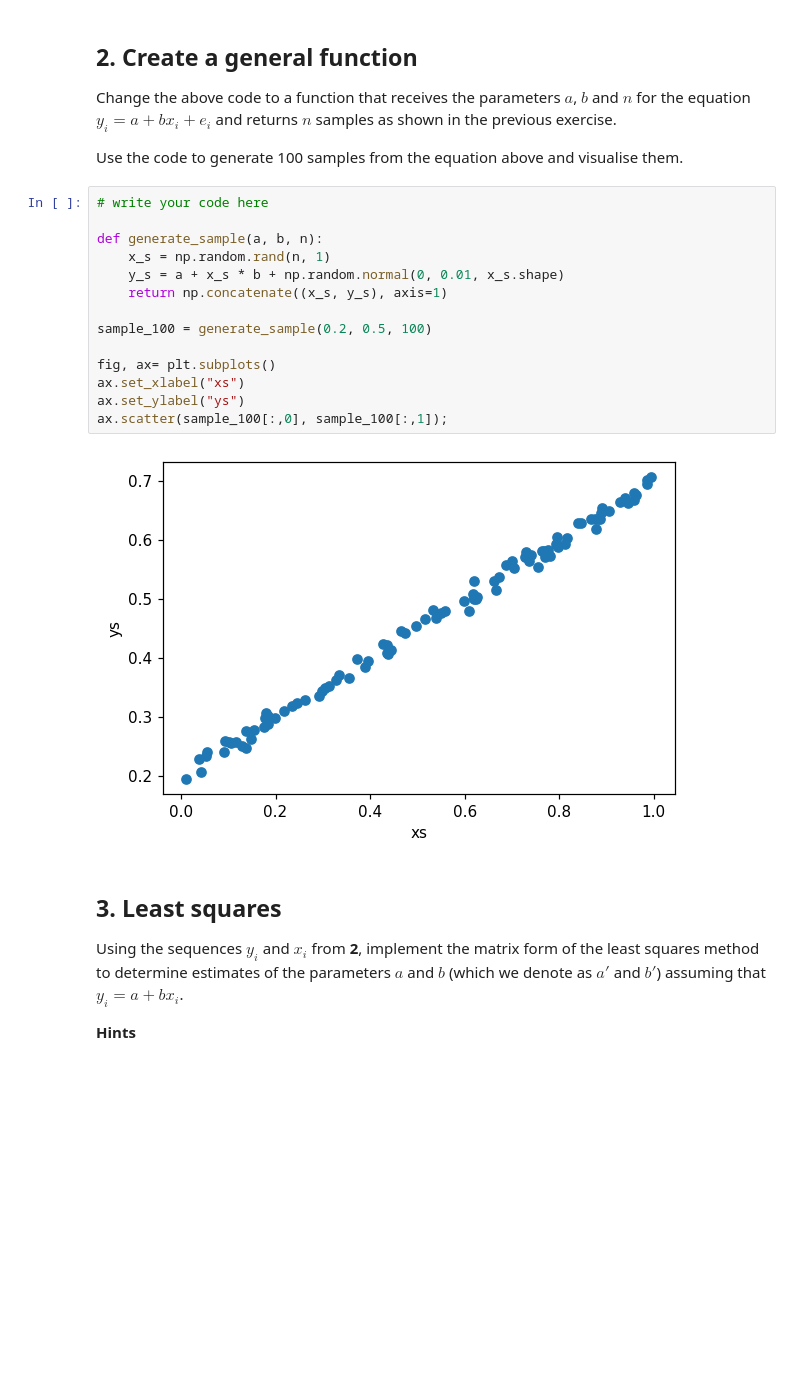
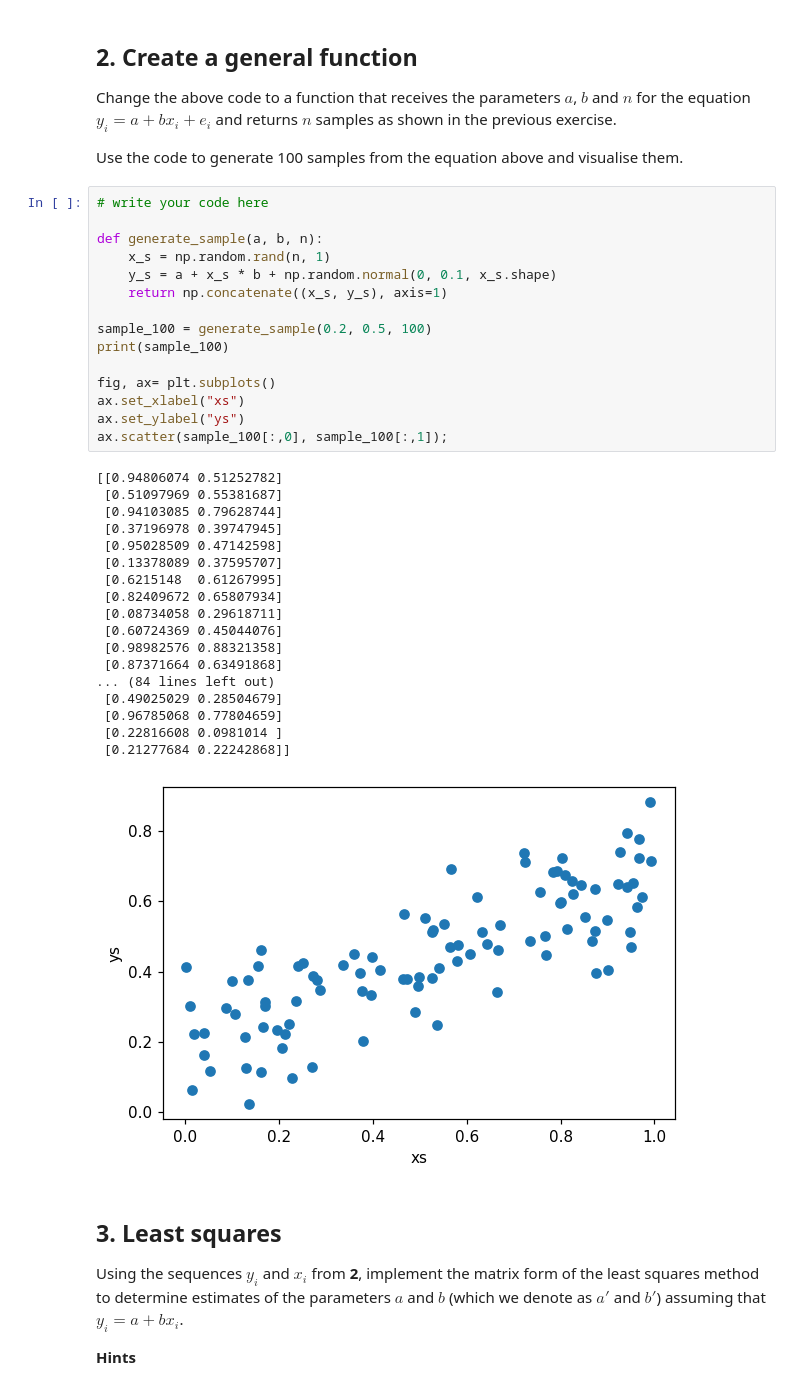
Before and after one commit to hanbin-zhang/COMS20011_2021, a Jupyter notebook: labs/lab_3/labsheet3.ipynb, the cells around one changed output. Saved outputs shown, nothing was run; the diff lists cells and outputs as text; blank space fills up the shorter version.

```diff
--- a/labs/lab_3/labsheet3.ipynb
+++ b/labs/lab_3/labsheet3.ipynb
@@ -72,19 +72,37 @@ Use the code to generate 100 samples from the equation above and visualise them.
 # %%
 # write your code here
 
 def generate_sample(a, b, n):
     x_s = np.random.rand(n, 1)
-    y_s = a + x_s * b + np.random.normal(0, 0.01, x_s.shape)
+    y_s = a + x_s * b + np.random.normal(0, 0.1, x_s.shape)
     return np.concatenate((x_s, y_s), axis=1)
 
 sample_100 = generate_sample(0.2, 0.5, 100)
+print(sample_100)
 
 fig, ax= plt.subplots()
 ax.set_xlabel("xs")
 ax.set_ylabel("ys")
 ax.scatter(sample_100[:,0], sample_100[:,1]);
 # %% [output]
+[[0.94806074 0.51252782]
+ [0.51097969 0.55381687]
+ [0.94103085 0.79628744]
+ [0.37196978 0.39747945]
+ [0.95028509 0.47142598]
+ [0.13378089 0.37595707]
+ [0.6215148  0.61267995]
+ [0.82409672 0.65807934]
+ [0.08734058 0.29618711]
+ [0.60724369 0.45044076]
+ [0.98982576 0.88321358]
+ [0.87371664 0.63491868]
+... (84 lines left out)
+ [0.49025029 0.28504679]
+ [0.96785068 0.77804659]
+ [0.22816608 0.0981014 ]
+ [0.21277684 0.22242868]]
-[figure, old version]
+[figure, new version]
 # %% [markdown]
 ## 3. Least squares ##
 Using the sequences ${y_i}$ and ${x_i}$ from **2**, implement the matrix form of the least squares method to determine estimates of the parameters $a$ and $b$ (which we denote as $a'$ and $b'$) assuming that $y_i=a+bx_i$.
```
Also changed, not shown: parts of 5 cells of this notebook.
